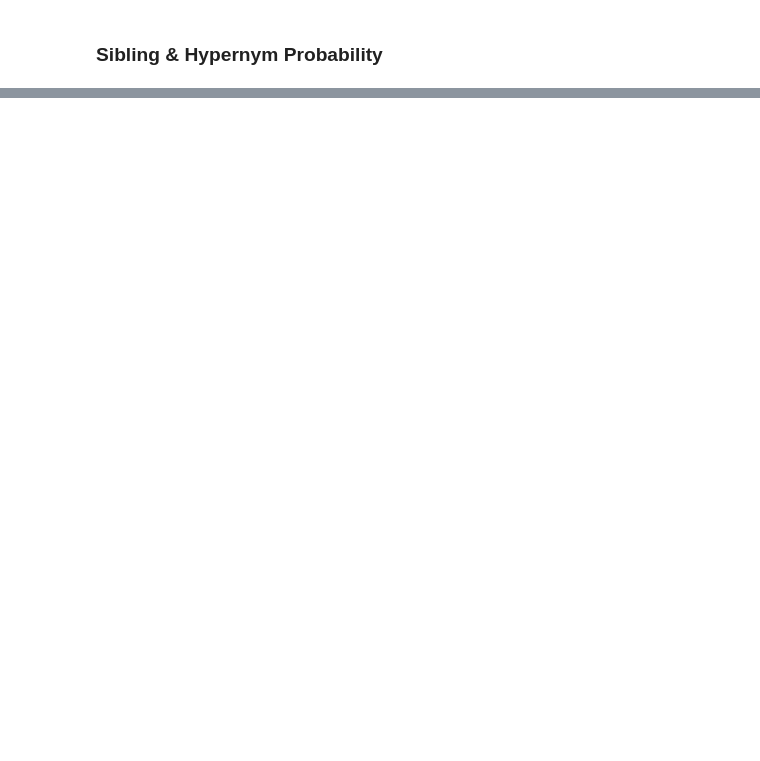
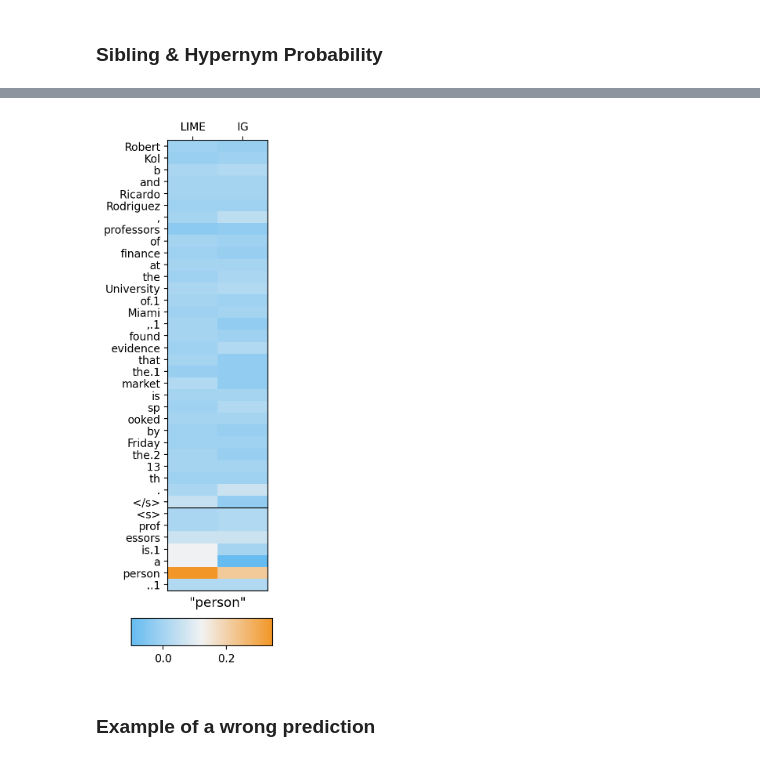
Before and after one commit to psaegert/nli-nec, a Jupyter notebook: notebooks/evaluate.ipynb, the cells around one changed output, grey strips where cells are left out. Cells and saved outputs as stored; diff of their text form; code cells hidden in the pictures; blank space fills up the shorter version.

```diff
--- a/notebooks/evaluate.ipynb
+++ b/notebooks/evaluate.ipynb
@@ -264,0 +211,9 @@ fig.savefig(os.path.join(get_results_dir(), f'{MODEL}', 'hypernym_probability.pn
+# %%
+if MODEL == 'roberta-large-mnli':
+    model = AutoModelForSequenceClassification.from_pretrained(MODEL).to(DEVICE)
+else:
+    model = AutoModelForSequenceClassification.from_pretrained(SAVE_MODEL_TO).to(DEVICE)
+
+tokenizer = AutoTokenizer.from_pretrained('roberta-large-mnli')
+# %%
+bench = Benchmark(model, tokenizer)
@@ -264,0 +258,22 @@ fig.savefig(os.path.join(get_results_dir(), f'{MODEL}', 'hypernym_probability.pn
+# %%
+def show_benchmark(index, granularity, type_ = None):
+    if data_with_predictions.loc[index, f'type_{granularity}'] is None and type_ is None:
+        raise ValueError(f'No {granularity}-grained type for this example')
+
+    combined_input = combine_premise_hypothesis(
+    data_with_predictions.loc[index, 'sentence'],
+    construct_hypothesis(
+            data_with_predictions.loc[index, 'mention_span'],
+            type_ or data_with_predictions.loc[index, f'type_{granularity}'],
+        )
+    )
+
+    explanations = bench.explain(combined_input, target=int(data_with_predictions.loc[index, 'label']))
+    evaluations = bench.evaluate_explanations(explanations, int(data_with_predictions.loc[index, 'label']))
+
+    eval_table = bench.show_evaluation_table(evaluations)
+
+    explanation_table = bench.show_table(explanations)
+    explanation_table.__dict__['data'].columns = [column.replace('Ġ', '') for column in explanation_table.__dict__['data'].columns]
+
+    return eval_table, explanation_table
@@ -264,0 +355,6 @@ fig.savefig(os.path.join(get_results_dir(), f'{MODEL}', 'hypernym_probability.pn
+# %%
+fig, ax = show_explanation_plot(showcase_index, granularity=1)
+# %% [output]
+[figure, added]
+# %% [markdown]
+### Example of a wrong prediction
```
Also changed, not shown: parts of 24 cells of this notebook, 5 other files.
